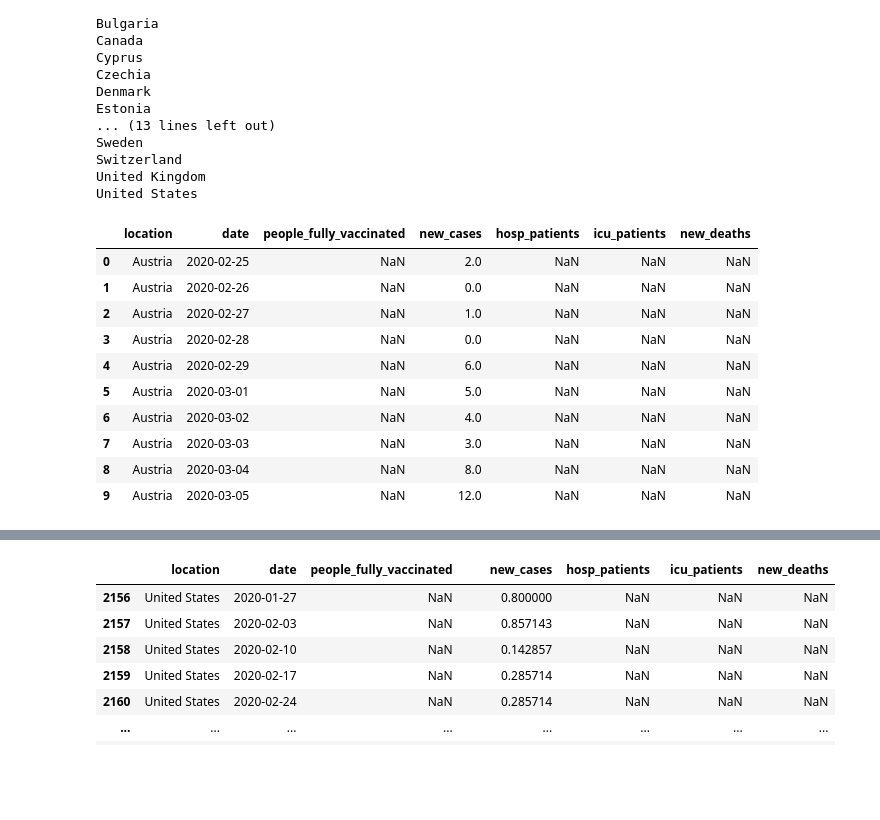
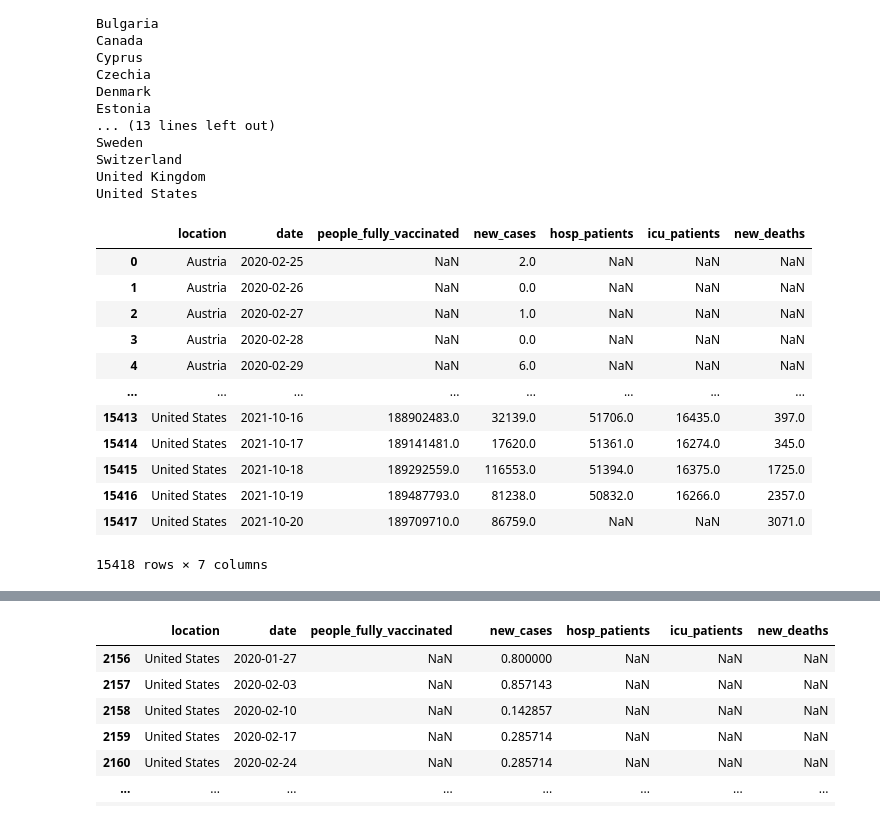
Before and after one commit to Waltontan/Project_Covid, a Jupyter notebook: q2-cleaning.ipynb, the cells around one changed output, grey strips where cells are left out. Cells and saved outputs as stored; diff of their text form; code cells hidden in the pictures; blank space fills up the shorter version.

```diff
--- a/q2-cleaning.ipynb
+++ b/q2-cleaning.ipynb
@@ -142,18 +141,21 @@ Switzerland
 United Kingdom
 United States
 # %%
+#Reducing down the number of columns for this analysis
 df1 = df[["location","date","people_fully_vaccinated","new_cases","hosp_patients","icu_patients","new_deaths"]]
 
-df1.head(10)
+df1
 # %% [output]
 |  | location | date | people_fully_vaccinated | new_cases | hosp_patients | icu_patients | new_deaths |
 | 0 | Austria | 2020-02-25 | NaN | 2.0 | NaN | NaN | NaN |
 | 1 | Austria | 2020-02-26 | NaN | 0.0 | NaN | NaN | NaN |
 | 2 | Austria | 2020-02-27 | NaN | 1.0 | NaN | NaN | NaN |
 | 3 | Austria | 2020-02-28 | NaN | 0.0 | NaN | NaN | NaN |
 | 4 | Austria | 2020-02-29 | NaN | 6.0 | NaN | NaN | NaN |
-| 5 | Austria | 2020-03-01 | NaN | 5.0 | NaN | NaN | NaN |
-| 6 | Austria | 2020-03-02 | NaN | 4.0 | NaN | NaN | NaN |
-| 7 | Austria | 2020-03-03 | NaN | 3.0 | NaN | NaN | NaN |
-| 8 | Austria | 2020-03-04 | NaN | 8.0 | NaN | NaN | NaN |
-| 9 | Austria | 2020-03-05 | NaN | 12.0 | NaN | NaN | NaN |
+| ... | ... | ... | ... | ... | ... | ... | ... |
+| 15413 | United States | 2021-10-16 | 188902483.0 | 32139.0 | 51706.0 | 16435.0 | 397.0 |
+| 15414 | United States | 2021-10-17 | 189141481.0 | 17620.0 | 51361.0 | 16274.0 | 345.0 |
+| 15415 | United States | 2021-10-18 | 189292559.0 | 116553.0 | 51394.0 | 16375.0 | 1725.0 |
+| 15416 | United States | 2021-10-19 | 189487793.0 | 81238.0 | 50832.0 | 16266.0 | 2357.0 |
+| 15417 | United States | 2021-10-20 | 189709710.0 | 86759.0 | NaN | NaN | 3071.0 |
+15418 rows × 7 columns
```
Also changed, not shown: parts of 33 cells of this notebook, 18 other files.
